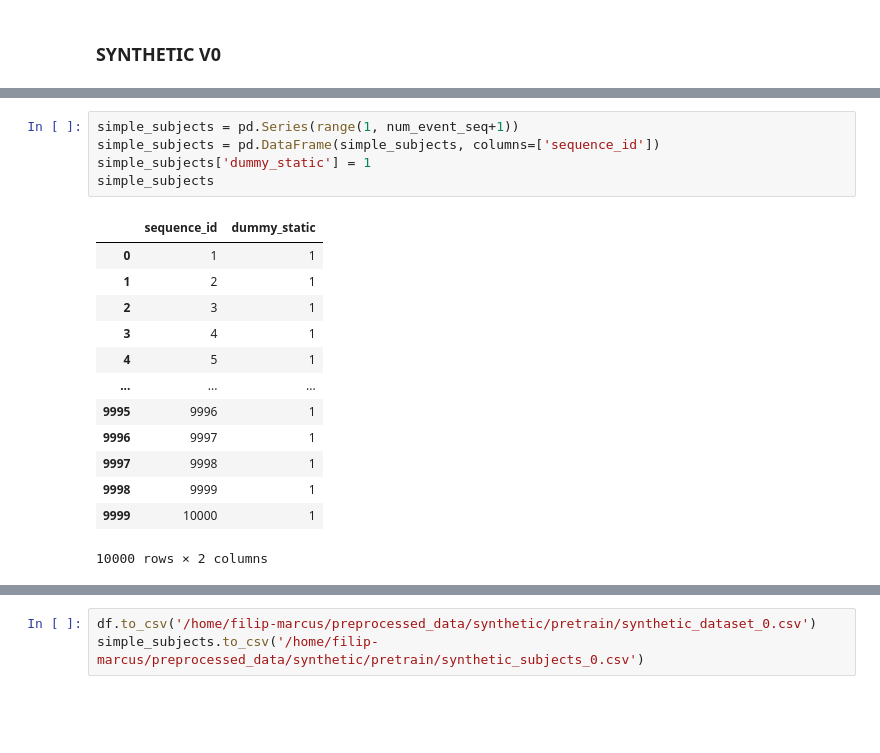
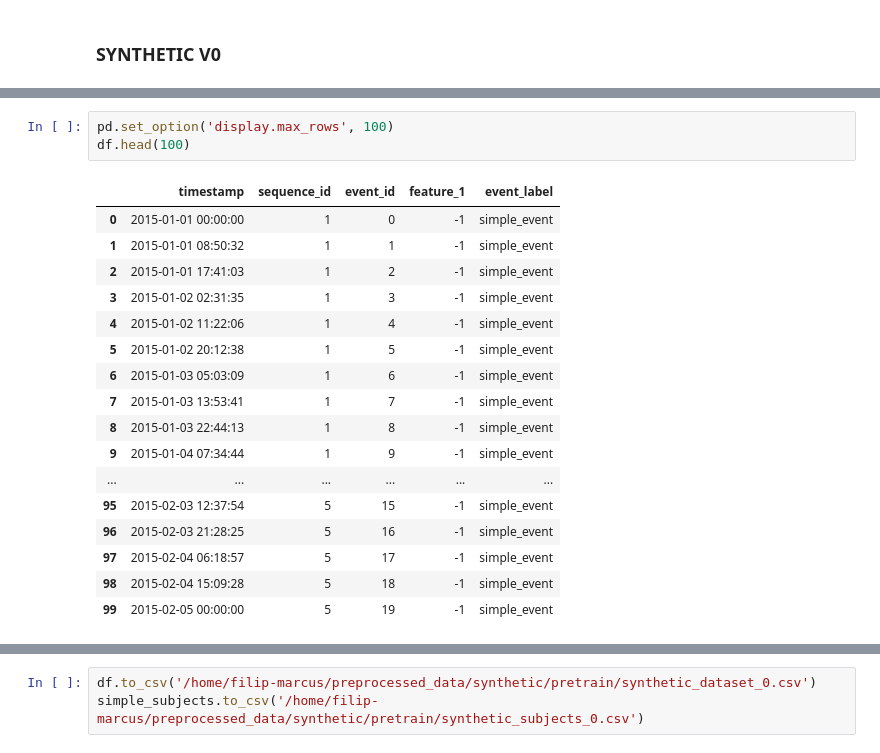
Before and after one commit to filipols/Master-thesis, a Jupyter notebook: notebooks/load_datasets.ipynb, the cells around one changed output, grey strips where cells are left out. Drawn from its saved outputs; the diff is of its cells as text; blank space fills up the shorter version.

```diff
--- a/notebooks/load_datasets.ipynb
+++ b/notebooks/load_datasets.ipynb
@@ -1974,19 +1962,21 @@ df[df['event_label'] != 'interruption']
-# %%
-simple_subjects = pd.Series(range(1, num_event_seq+1))
-simple_subjects = pd.DataFrame(simple_subjects, columns=['sequence_id'])
-simple_subjects['dummy_static'] = 1
-simple_subjects
-# %% [output]
-|  | sequence_id | dummy_static |
-| 0 | 1 | 1 |
-| 1 | 2 | 1 |
-| 2 | 3 | 1 |
-| 3 | 4 | 1 |
-| 4 | 5 | 1 |
-| ... | ... | ... |
-| 9995 | 9996 | 1 |
-| 9996 | 9997 | 1 |
-| 9997 | 9998 | 1 |
-| 9998 | 9999 | 1 |
-| 9999 | 10000 | 1 |
-10000 rows × 2 columns
+# %%
+pd.set_option('display.max_rows', 100)
+df.head(100)
+# %% [output]
+|  | timestamp | sequence_id | event_id | feature_1 | event_label |
+| 0 | 2015-01-01 00:00:00 | 1 | 0 | -1 | simple_event |
+| 1 | 2015-01-01 08:50:32 | 1 | 1 | -1 | simple_event |
+| 2 | 2015-01-01 17:41:03 | 1 | 2 | -1 | simple_event |
+| 3 | 2015-01-02 02:31:35 | 1 | 3 | -1 | simple_event |
+| 4 | 2015-01-02 11:22:06 | 1 | 4 | -1 | simple_event |
+| 5 | 2015-01-02 20:12:38 | 1 | 5 | -1 | simple_event |
+| 6 | 2015-01-03 05:03:09 | 1 | 6 | -1 | simple_event |
+| 7 | 2015-01-03 13:53:41 | 1 | 7 | -1 | simple_event |
+| 8 | 2015-01-03 22:44:13 | 1 | 8 | -1 | simple_event |
+| 9 | 2015-01-04 07:34:44 | 1 | 9 | -1 | simple_event |
+| ... | ... | ... | ... | ... | ... |
+| 95 | 2015-02-03 12:37:54 | 5 | 15 | -1 | simple_event |
+| 96 | 2015-02-03 21:28:25 | 5 | 16 | -1 | simple_event |
+| 97 | 2015-02-04 06:18:57 | 5 | 17 | -1 | simple_event |
+| 98 | 2015-02-04 15:09:28 | 5 | 18 | -1 | simple_event |
+| 99 | 2015-02-05 00:00:00 | 5 | 19 | -1 | simple_event |
```
Also changed, not shown: parts of 3 cells of this notebook, 3 other files.
